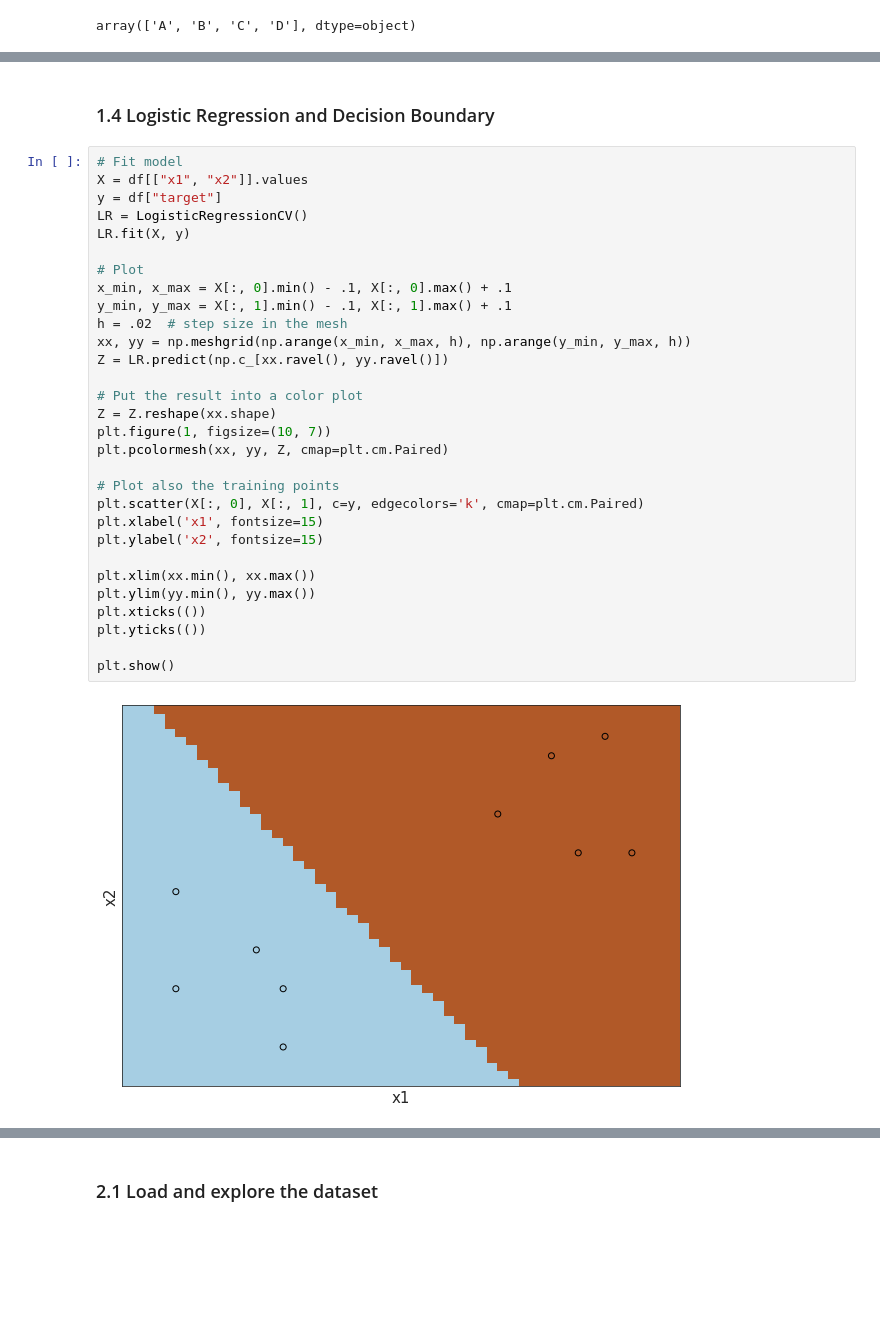
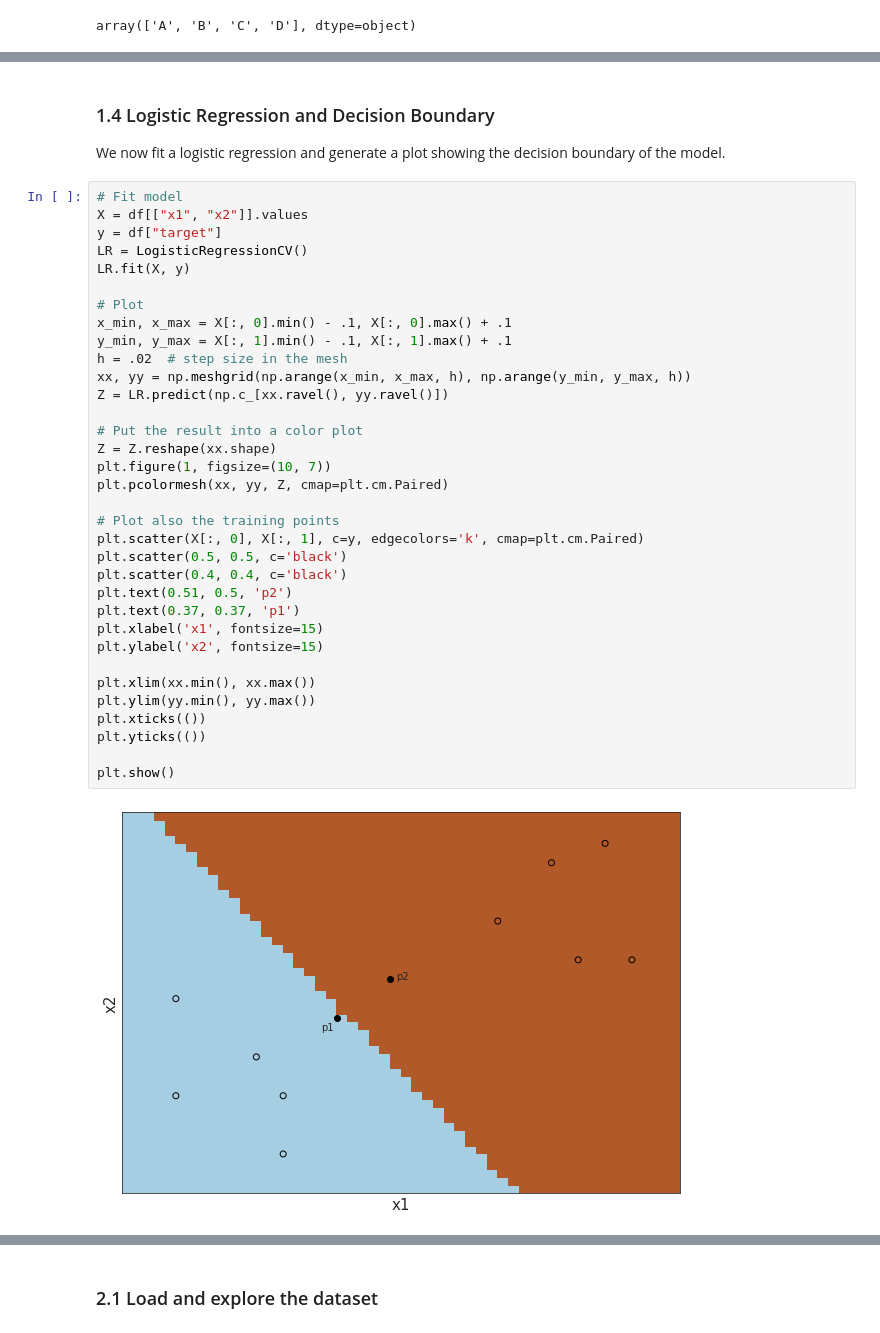
Before and after one commit to michalis0/DataScience_and_MachineLearning, a Jupyter notebook: week5/Classification_Logistic_Regression.ipynb, the cells around one changed output, grey strips where cells are left out. Drawn from its saved outputs; the diff is of its cells as text; blank space fills up the shorter version.

```diff
--- a/week5/Classification_Logistic_Regression.ipynb
+++ b/week5/Classification_Logistic_Regression.ipynb
@@ -130,35 +139,40 @@ plt.show()
 # %% [markdown]
 ### 1.4 Logistic Regression and Decision Boundary
+We now fit a logistic regression and generate a plot showing the decision boundary of the model.
 # %%
 # Fit model
 X = df[["x1", "x2"]].values
 y = df["target"]
 LR = LogisticRegressionCV()
 LR.fit(X, y)
 
 # Plot
 x_min, x_max = X[:, 0].min() - .1, X[:, 0].max() + .1
 y_min, y_max = X[:, 1].min() - .1, X[:, 1].max() + .1
 h = .02  # step size in the mesh
 xx, yy = np.meshgrid(np.arange(x_min, x_max, h), np.arange(y_min, y_max, h))
 Z = LR.predict(np.c_[xx.ravel(), yy.ravel()])
 
 # Put the result into a color plot
 Z = Z.reshape(xx.shape)
 plt.figure(1, figsize=(10, 7))
 plt.pcolormesh(xx, yy, Z, cmap=plt.cm.Paired)
 
 # Plot also the training points
 plt.scatter(X[:, 0], X[:, 1], c=y, edgecolors='k', cmap=plt.cm.Paired)
+plt.scatter(0.5, 0.5, c='black')
+plt.scatter(0.4, 0.4, c='black')
+plt.text(0.51, 0.5, 'p2')
+plt.text(0.37, 0.37, 'p1')
 plt.xlabel('x1', fontsize=15)
 plt.ylabel('x2', fontsize=15)
 
 plt.xlim(xx.min(), xx.max())
 plt.ylim(yy.min(), yy.max())
 plt.xticks(())
 plt.yticks(())
 
 plt.show()
 # %% [output]
-[figure, old version]
+[figure, new version]
 # %%
```
Also changed, not shown: parts of 21 cells of this notebook.
